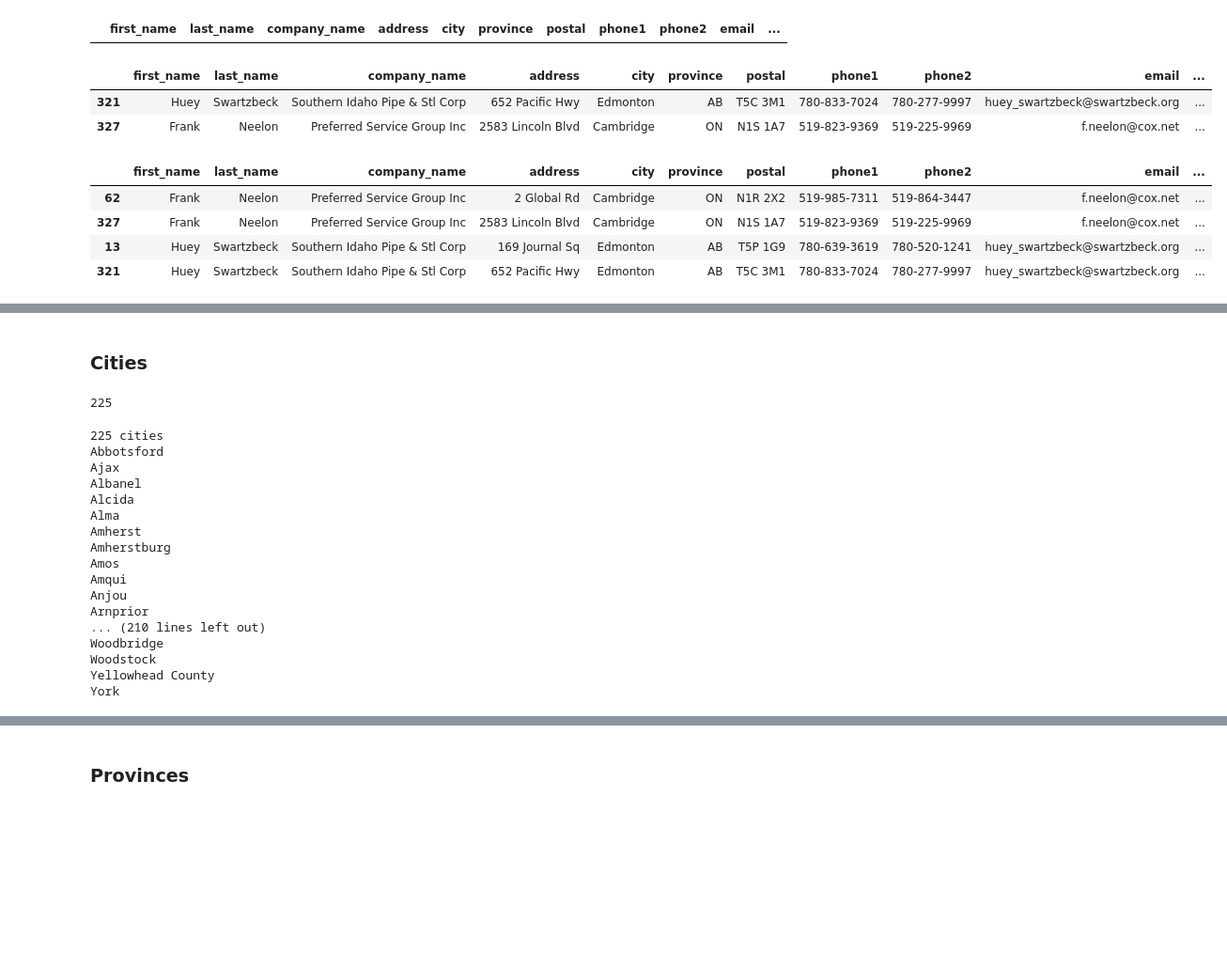
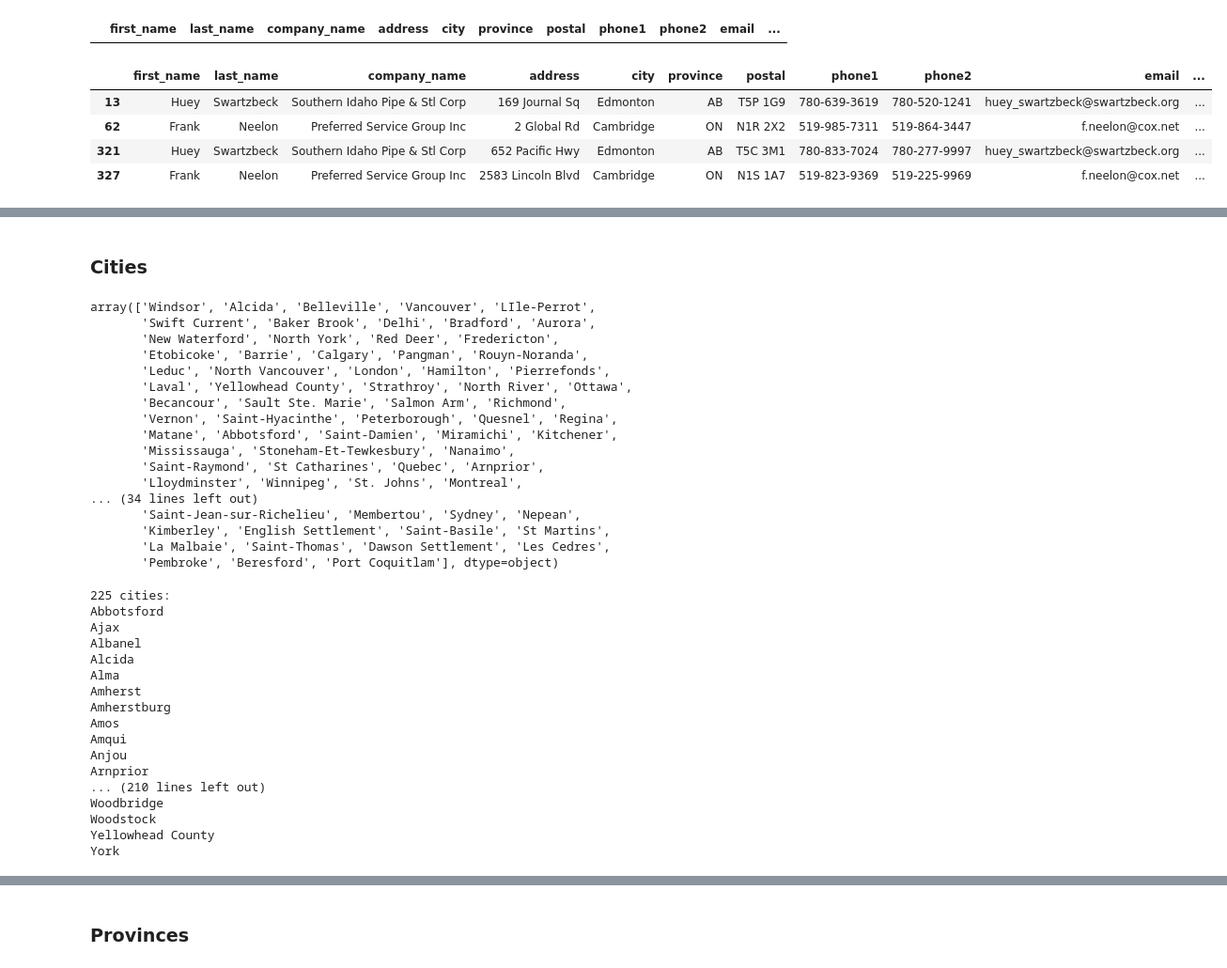
Before and after one commit to PeterAnema/Python_voor_Data_Science, a Jupyter notebook: Opdrachten/uitwerkingen/Opdracht 3.1 - Pandas.ipynb, the cells around one changed output, grey strips where cells are left out. Shown at 94% size. Saved outputs shown, nothing was run; the diff lists cells and outputs as text; code cells hidden in the pictures; blank space fills up the shorter version.

```diff
--- a/Opdrachten/uitwerkingen/Opdracht 3.1 - Pandas.ipynb
+++ b/Opdrachten/uitwerkingen/Opdracht 3.1 - Pandas.ipynb
@@ -5,6 +5,9 @@ import pandas as pd
 import numpy as np
 import matplotlib.pyplot as plt
 %matplotlib inline
+# %%
+pd.set_option('display.max_rows', None)
+pd.set_option('display.max_columns', None)
 # %% [markdown]
 ### Lees de data
 # %%
@@ -136,8 +142,0 @@ df['name'] = df['first_name'] + ' ' + df['last_name']
-# %%
-df['name'] = df['first_name'].str.cat(df['last_name'], sep=' ')
-df['name'] = df.assign(name = df['first_name'] + ' ' + df['last_name'])
-df['name'] = df.assign(name = ' '.join(df[['first_name','last_name']]))
-df['name'] = df.assign(name = lambda row: ' '.join(row[['first_name','last_name']]))
-df['name'] = df.apply(lambda row: row['first_name'] + ' ' + row['last_name'], axis=1)
-df['name'] = df.apply(lambda row: ' '.join(row[['first_name','last_name']]), axis=1)
-df['name'] = df[['first_name','last_name']].apply(lambda x:' '.join(x), axis=1)
@@ -405,20 +424,13 @@ df[df.duplicated()]
 # %% [output]
 |  | first_name | last_name | company_name | address | city | province | postal | phone1 | phone2 | email | ... |
 # %%
-duplicates = df[df.duplicated(['last_name', 'first_name','email'])]
-duplicates
+df[df.duplicated(['last_name','first_name','email'], keep = False)]
 # %% [output]
 |  | first_name | last_name | company_name | address | city | province | postal | phone1 | phone2 | email | ... |
+| 13 | Huey | Swartzbeck | Southern Idaho Pipe & Stl Corp | 169 Journal Sq | Edmonton | AB | T5P 1G9 | 780-639-3619 | 780-520-1241 | huey_swartzbeck@swartzbeck.org | ... |
+| 62 | Frank | Neelon | Preferred Service Group Inc | 2 Global Rd | Cambridge | ON | N1R 2X2 | 519-985-7311 | 519-864-3447 | f.neelon@cox.net | ... |
 | 321 | Huey | Swartzbeck | Southern Idaho Pipe & Stl Corp | 652 Pacific Hwy | Edmonton | AB | T5C 3M1 | 780-833-7024 | 780-277-9997 | huey_swartzbeck@swartzbeck.org | ... |
 | 327 | Frank | Neelon | Preferred Service Group Inc | 2583 Lincoln Blvd | Cambridge | ON | N1S 1A7 | 519-823-9369 | 519-225-9969 | f.neelon@cox.net | ... |
-# %%
-df[df['email'].isin(duplicates['email'])].sort_values('last_name')
-# %% [output]
-|  | first_name | last_name | company_name | address | city | province | postal | phone1 | phone2 | email | ... |
-| 62 | Frank | Neelon | Preferred Service Group Inc | 2 Global Rd | Cambridge | ON | N1R 2X2 | 519-985-7311 | 519-864-3447 | f.neelon@cox.net | ... |
-| 327 | Frank | Neelon | Preferred Service Group Inc | 2583 Lincoln Blvd | Cambridge | ON | N1S 1A7 | 519-823-9369 | 519-225-9969 | f.neelon@cox.net | ... |
-| 13 | Huey | Swartzbeck | Southern Idaho Pipe & Stl Corp | 169 Journal Sq | Edmonton | AB | T5P 1G9 | 780-639-3619 | 780-520-1241 | huey_swartzbeck@swartzbeck.org | ... |
-| 321 | Huey | Swartzbeck | Southern Idaho Pipe & Stl Corp | 652 Pacific Hwy | Edmonton | AB | T5C 3M1 | 780-833-7024 | 780-277-9997 | huey_swartzbeck@swartzbeck.org | ... |
 # %%
 df.drop_duplicates(['last_name', 'first_name', 'email'], keep = 'last', inplace=True)
 # %%
@@ -441,17 +453,33 @@ dtype: int64
 # %% [markdown]
 ### Cities
 # %%
-len(df['city'].unique())
+df['city'].unique()
 # %% [output]
-225
+array(['Windsor', 'Alcida', 'Belleville', 'Vancouver', 'LIle-Perrot',
+       'Swift Current', 'Baker Brook', 'Delhi', 'Bradford', 'Aurora',
+       'New Waterford', 'North York', 'Red Deer', 'Fredericton',
+       'Etobicoke', 'Barrie', 'Calgary', 'Pangman', 'Rouyn-Noranda',
+       'Leduc', 'North Vancouver', 'London', 'Hamilton', 'Pierrefonds',
+       'Laval', 'Yellowhead County', 'Strathroy', 'North River', 'Ottawa',
+       'Becancour', 'Sault Ste. Marie', 'Salmon Arm', 'Richmond',
+       'Vernon', 'Saint-Hyacinthe', 'Peterborough', 'Quesnel', 'Regina',
+       'Matane', 'Abbotsford', 'Saint-Damien', 'Miramichi', 'Kitchener',
+       'Mississauga', 'Stoneham-Et-Tewkesbury', 'Nanaimo',
+       'Saint-Raymond', 'St Catharines', 'Quebec', 'Arnprior',
+       'Lloydminster', 'Winnipeg', 'St. Johns', 'Montreal',
+... (34 lines left out)
+       'Saint-Jean-sur-Richelieu', 'Membertou', 'Sydney', 'Nepean',
+       'Kimberley', 'English Settlement', 'Saint-Basile', 'St Martins',
+       'La Malbaie', 'Saint-Thomas', 'Dawson Settlement', 'Les Cedres',
+       'Pembroke', 'Beresford', 'Port Coquitlam'], dtype=object)
 # %%
-cities = sorted(df['city'].unique())
+cities = np.sort(df['city'].unique())
 
-print('%d cities' % len(cities))
+print('%d cities:' % len(cities))
 for city in cities:
     print(city)
 # %% [output]
-225 cities
+225 cities:
 Abbotsford
 Ajax
 Albanel
```
Also changed, not shown: parts of 18 cells of this notebook, 3 other files.
